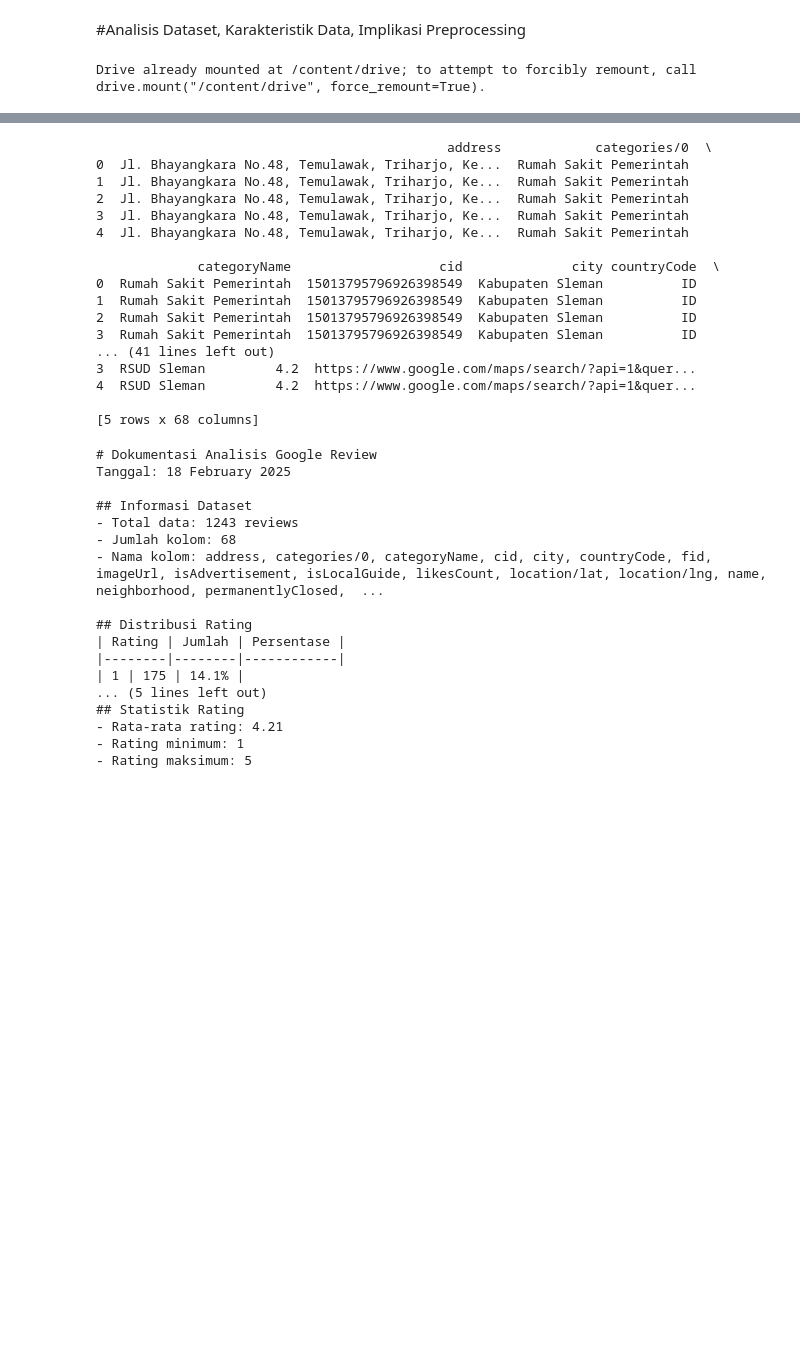
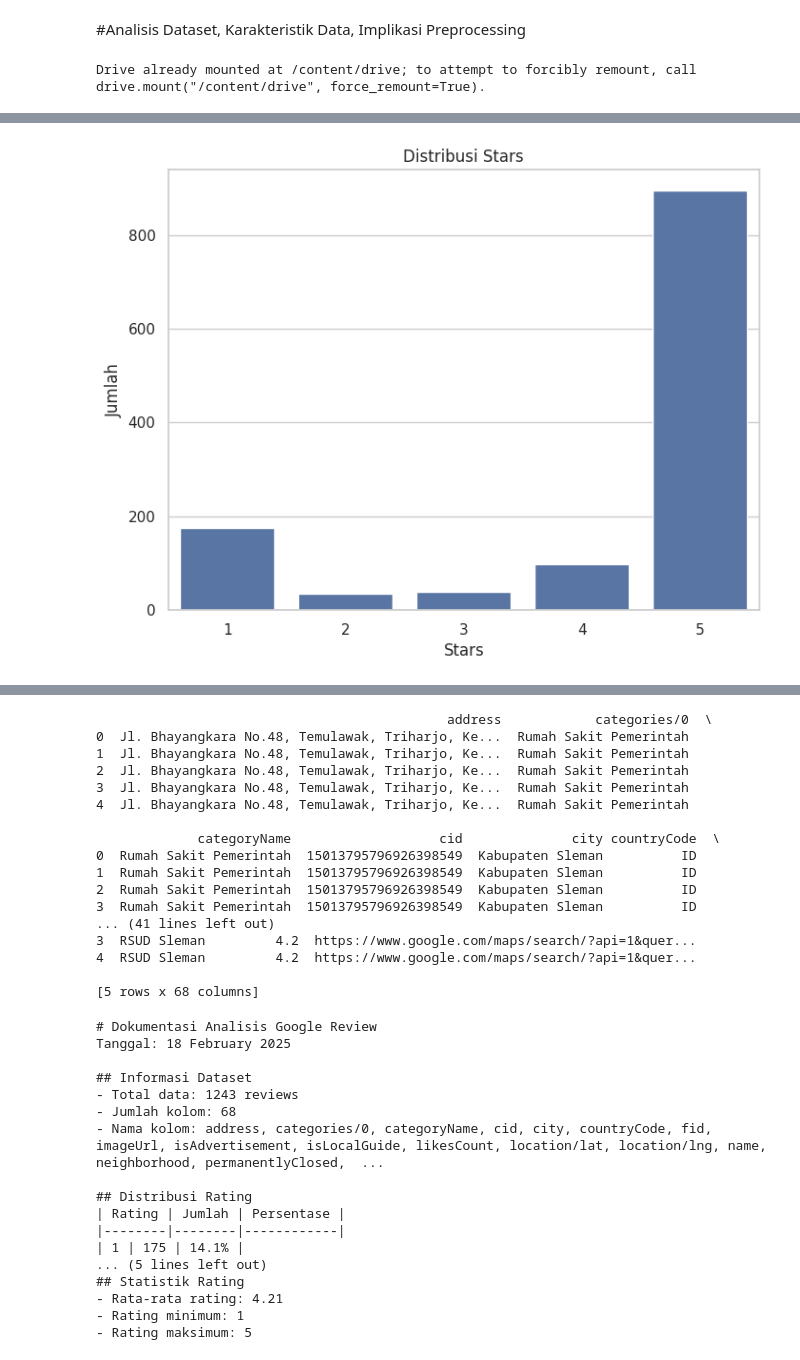
Before and after one commit to dian-wijayanti/DOKUMEN-TESIS, a Jupyter notebook: Dokumentasi.ipynb, the cells around one changed output, grey strips where cells are left out. Cells and saved outputs as stored; diff of their text form; code cells hidden in the pictures; blank space fills up the shorter version.

```diff
--- a/Dokumentasi.ipynb
+++ b/Dokumentasi.ipynb
@@ -11,0 +14,81 @@ Drive already mounted at /content/drive; to attempt to forcibly remount, call dr
+# %%
+# Jika menggunakan Google Colab, mount Google Drive terlebih dahulu:
+from google.colab import drive
+drive.mount('/content/drive')
+
+# Import pustaka yang diperlukan
+import pandas as pd
+import matplotlib.pyplot as plt
+import seaborn as sns
+
+# Mengatur style visualisasi
+sns.set(style="whitegrid")
+
+# Path file dataset
+file_path = '/content/drive/My Drive/DATA/dataset_Google-Maps-Reviews-Scraper_2025-01-15_06-02-12-301.xlsx'
+
+# Membaca file Excel
+df = pd.read_excel(file_path)
+
+# Menghapus duplikasi jika diperlukan
+df_no_duplicates = df.drop_duplicates()
+
+# Menampilkan informasi dasar dataset
+print("Ukuran dataset:", df_no_duplicates.shape)
+print("\nBeberapa baris awal:")
+print(df_no_duplicates.head())
+
+# Menampilkan informasi tipe data dan nilai yang hilang
+print("\nInformasi dataset:")
+df_no_duplicates.info()
+
+print("\nJumlah nilai yang hilang per kolom:")
+print(df_no_duplicates.isnull().sum())
+
+# Menampilkan statistik deskriptif untuk kolom numerik
+print("\nStatistik deskriptif:")
+print(df_no_duplicates.describe())
+
+# Visualisasi distribusi 'stars' (karena kolom 'rating' kosong)
+if 'stars' in df_no_duplicates.columns:
+    plt.figure(figsize=(8, 6))
+    sns.countplot(x='stars', data=df_no_duplicates)
+    plt.title('Distribusi Stars')
+    plt.xlabel('Stars')
+    plt.ylabel('Jumlah')
+    plt.show()
+
+# Analisis tambahan: Distribusi panjang review menggunakan kolom 'text'
+if 'text' in df_no_duplicates.columns:
+    # Menghitung panjang review dalam jumlah kata
+    df_no_duplicates['review_length'] = df_no_duplicates['text'].astype(str).apply(lambda x: len(x.split()))
+
+    plt.figure(figsize=(8, 6))
+    plt.hist(df_no_duplicates['review_length'], bins=20, color='skyblue', edgecolor='black')
+    plt.title('Distribusi Panjang Review (Jumlah Kata)')
+    plt.xlabel('Jumlah Kata')
+    plt.ylabel('Frekuensi')
+    plt.show()
+
+# Analisis waktu: Gunakan kolom 'publishedAtDate' untuk analisis waktu
+if 'publishedAtDate' in df_no_duplicates.columns:
+    # Konversi kolom publishedAtDate ke format datetime dengan timezone UTC
+    df_no_duplicates['publishedAtDate'] = pd.to_datetime(df_no_duplicates['publishedAtDate'], utc=True, errors='coerce')
+
+    # Cek apakah terdapat data tanggal yang valid
+    if df_no_duplicates['publishedAtDate'].notnull().sum() > 0:
+        # Hapus baris dengan nilai NaT dan urutkan berdasarkan tanggal
+        df_no_duplicates = df_no_duplicates.dropna(subset=['publishedAtDate']).sort_values('publishedAtDate')
+
+        plt.figure(figsize=(10, 6))
+        # Resampling dengan frekuensi 'ME' (Month End) untuk menghindari peringatan
+        df_no_duplicates.set_index('publishedAtDate')['text'].resample('ME').count().plot(marker='o')
+        plt.title('Jumlah Review per Bulan (Berdasarkan publishedAtDate)')
+        plt.xlabel('Bulan')
+        plt.ylabel('Jumlah Review')
+        plt.show()
+    else:
+        print("Tidak ada data tanggal yang valid pada kolom publishedAtDate.")
+else:
+    print("Kolom publishedAtDate tidak tersedia di dataset.")
+# %% [output]
@@ -11,0 +112 @@ Drive already mounted at /content/drive; to attempt to forcibly remount, call dr
+[figure, added]
```
Also changed, not shown: parts of 12 cells of this notebook.
